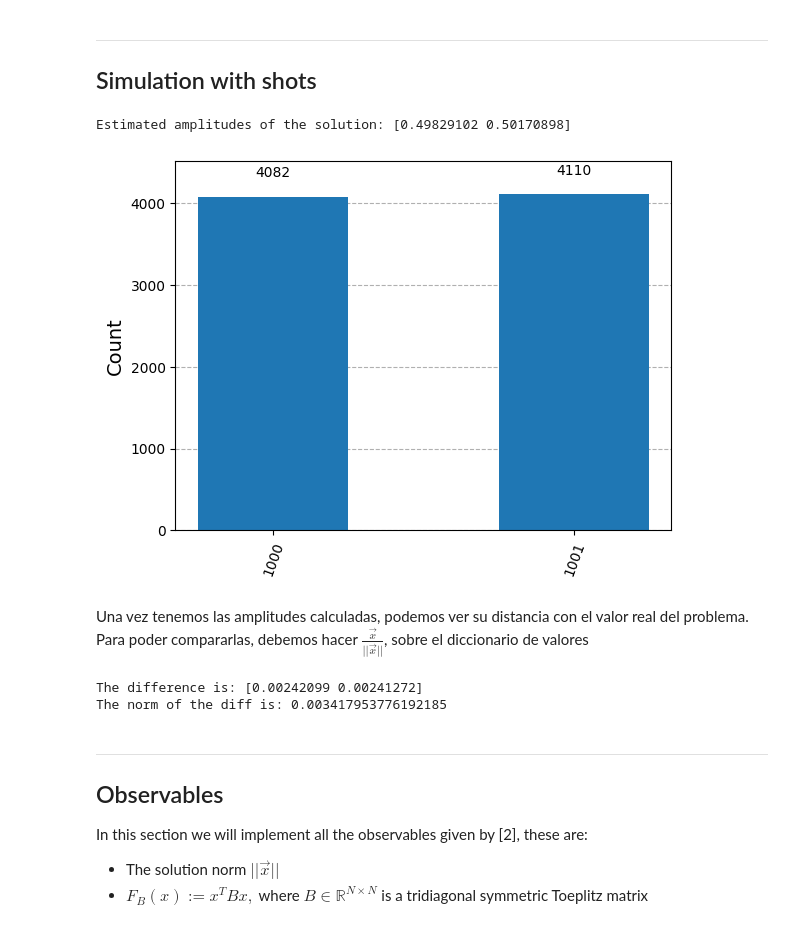
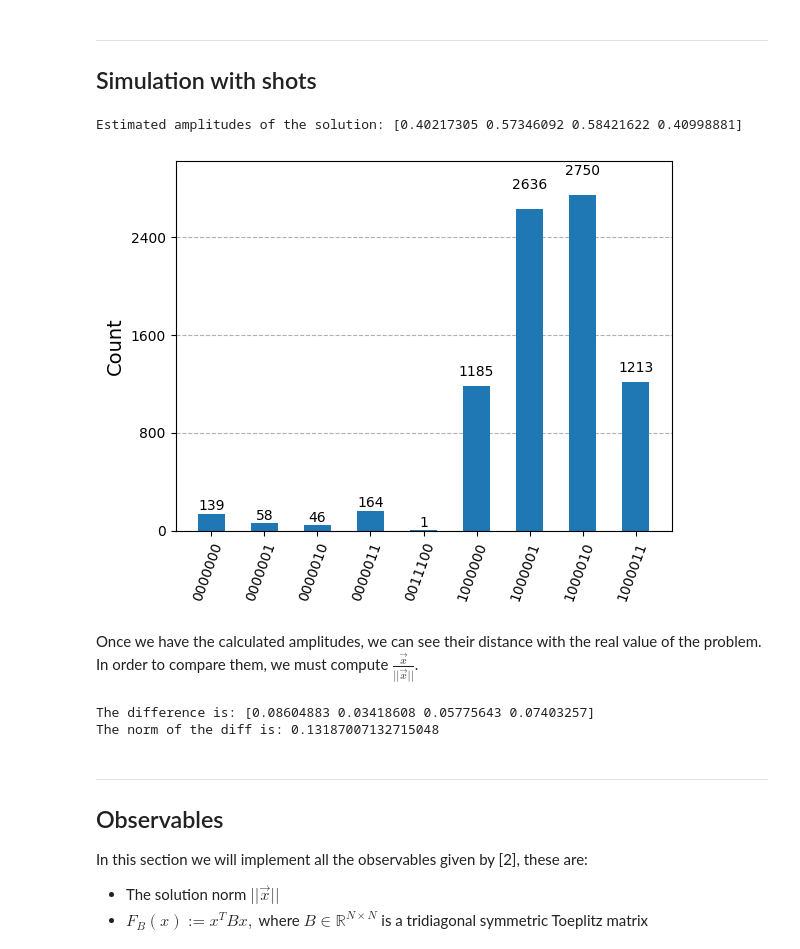
Before and after one commit to Nicofero/CITMAGA, a Jupyter notebook: Pruebas_Qiskit.ipynb, the cells around one changed output. Saved outputs shown, nothing was run; the diff lists cells and outputs as text; code cells hidden in the pictures.

```diff
--- a/Pruebas_Qiskit.ipynb
+++ b/Pruebas_Qiskit.ipynb
@@ -54,7 +49,7 @@ hhl.draw('mpl')
 # %%
 vector = np.array([1]*4)
 matrix = tridiag_matrix(2,-1,4)
-hhl,scaling = build_circuit(matrix,vector,flag=True)
+hhl,scaling = build_circuit(matrix,vector,flag=True,tolerance=1e-4)
 hhl.decompose(reps=0).draw('mpl')
 # %% [output]
 [figure]
@@ -90,55 +85,21 @@ The norm of the diff is: 0.00028022705622520757
 # %% [markdown]
 -----
 ## Simulation with shots
-# %%
-def prob_from_counts_hhl(counts,shots: int, repeat) -> np.ndarray:
-    """ Calculates the expected amplitudes of the solution |x> without normalization
-
-    Args:
-        `counts`: Counts as a dictionary {'xxxxx': number}, obtained from a simulation or run in a real QPU
-        `shots`: Number of shots (runs) of the circuit
-        `repeat`: Number of qubits used to represent the right-hand side vector in the system
-    Returns:
-        The non normalized amplitudes of the solution. To get the real solution, you should normalize it and multiply it by the norm of the solution.
-    """
-    if not isinstance(repeat,int):
-        repeat = int(repeat)
-
-    all_outcomes = [''.join(outcome) for outcome in product('01', repeat=repeat)]
-
-    # Initialize the dictionary with each binary string as a key and a value of 0
-    prob_amplitudes = {outcome: 0 for outcome in all_outcomes}
-
-    for outcome, count in counts.items():
-        first_qubit_state = outcome[-repeat:]  # Get the state of the first qubit
-        prob_amplitudes[first_qubit_state] += count / shots
-
-    ampl = np.array(list(prob_amplitudes.values()))
-    return ampl
 # %%
-sim = AerSimulator()
-hhl_meas,_ = build_circuit(matrix,vector,10e-4,True,True)
-hhl_meas = transpile(hhl_meas,sim)
-
-sampler = SamplerV2()
-
 shots = 8192
 
-job = sampler.run([hhl_meas],shots=shots)
-job_result = job.result()
-
-counts=job_result[0].data.meas.get_counts()
+counts = get_counts(hhl,shots)
 
 prob_amplitudes = prob_from_counts_hhl(counts,shots,np.log2(len(vector)))
 
-print("Estimated amplitudes of the solution:", prob_amplitudes)
+print("Estimated amplitudes of the solution:", np.sqrt(prob_amplitudes))
 
-plot_histogram(job_result[0].data.meas.get_counts())
+plot_histogram(counts)
 # %% [output]
-Estimated amplitudes of the solution: [0.49829102 0.50170898]
+Estimated amplitudes of the solution: [0.40217305 0.57346092 0.58421622 0.40998881]
-[figure, old version]
+[figure, new version]
 # %% [markdown]
-Una vez tenemos las amplitudes calculadas, podemos ver su distancia con el valor real del problema. Para poder compararlas, debemos hacer $\frac{\vec{x}}{||\vec{x}||}$, sobre el diccionario de valores
+Once we have the calculated amplitudes, we can see their distance with the real value of the problem. In order to compare them, we must compute $\frac{\vec{x}}{||\vec{x}||}$.
 # %%
 ampl = prob_amplitudes/np.linalg.norm(prob_amplitudes)
 
@@ -148,8 +109,8 @@ print(f'The difference is: {diff}')
 MSE = np.linalg.norm(diff)
 print(f'The norm of the diff is: {MSE}')
 # %% [output]
-The difference is: [0.00242099 0.00241272]
-The norm of the diff is: 0.003417953776192185
+The difference is: [0.08604883 0.03418608 0.05775643 0.07403257]
+The norm of the diff is: 0.13187007132715048
 # %% [markdown]
 ---
 
```
Also changed, not shown: parts of 3 cells of this notebook, 1 other file.
